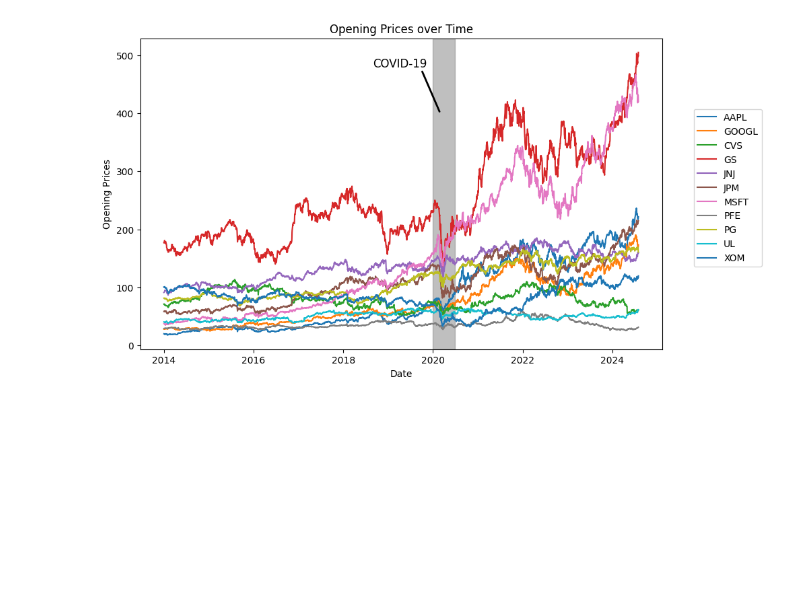
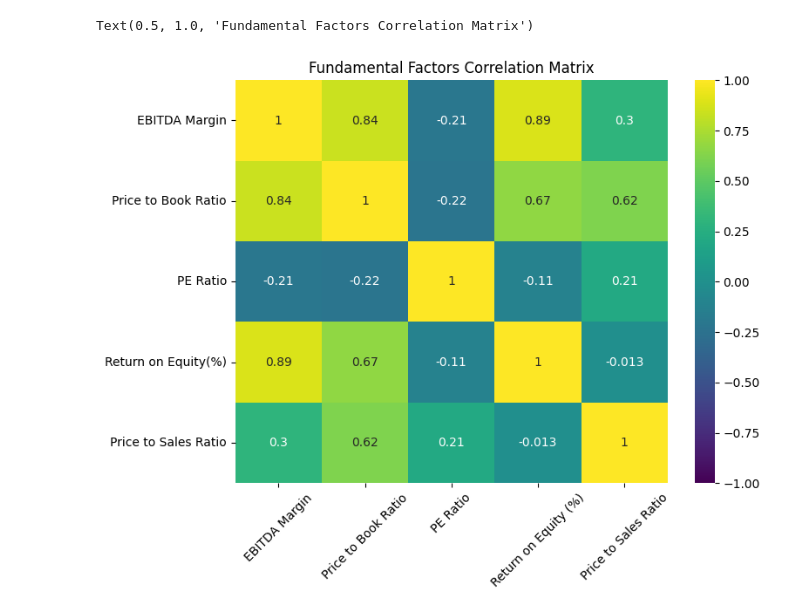
Before and after one commit to haonanah/DSE4212, a Jupyter notebook: EDA/plotting.ipynb, the cells around one changed output. Drawn from its saved outputs; the diff is of its cells as text; code cells hidden in the pictures; blank space fills up the shorter version.

```diff
--- a/EDA/plotting.ipynb
+++ b/EDA/plotting.ipynb
@@ -190 +283,16 @@ stock_data.head()
+# %%
+xom = combined_df[combined_df['Company']=="XOM"]
+
+col_excl_date = xom.drop(['Date','Company'],axis=1)
+corr_matrix = col_excl_date.corr()
+
+# Create a heatmap to visualize the correlation matrix
+plt.figure(figsize=(8, 6))
+heatmap = sns.heatmap(corr_matrix, annot=True, cmap='viridis', vmin=-1, vmax=1)
+heatmap.set_xticklabels(['EBITDA Margin', 'Price to Book Ratio', 'PE Ratio', 'Return on Equity (%)', 'Price to Sales Ratio'], rotation=45)  # x-axis labels
+# Add title
+plt.title('Fundamental Factors Correlation Matrix')
+# %% [output]
+Text(0.5, 1.0, 'Fundamental Factors Correlation Matrix')
+[figure, added]
 # %%
@@ -212,10 +327,3 @@ def data_cleaner(df, start_year, variable_name, variable_label):
     )
     plt.show()
     return
-# %%
-# data_cleaner(combined, 'Close/Last', 'Closing Prices')
-# data_cleaner(combined, 'Open', 'Opening Prices')
-# data_cleaner(combined, 'High', 'Lowest Prices')
-data_cleaner(stock_data, 2014, 'Open', 'Opening Prices')
-# %% [output]
-[figure, removed]
```
Also changed, not shown: parts of 12 cells of this notebook.
